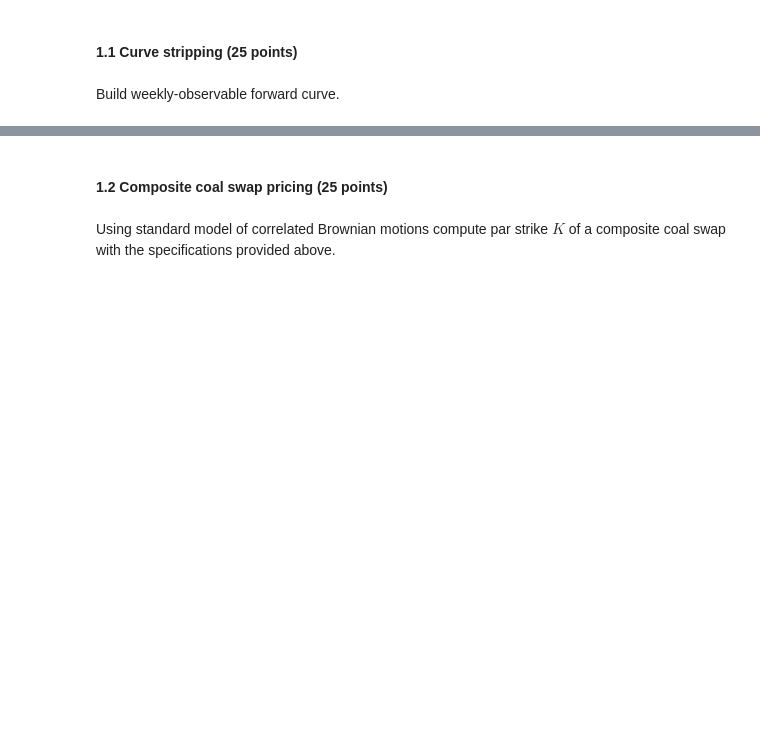
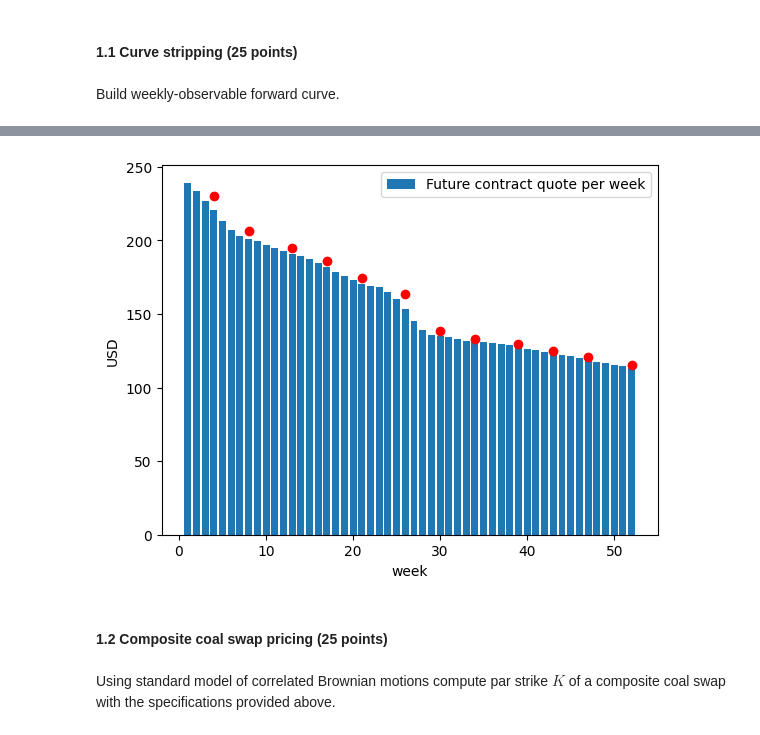
Before and after one commit to Cloda/Homeworks, a Jupyter notebook: VegaAppliedMathematicalFinance/Part2/AMFII_Lab3.ipynb, the cells around one changed output, grey strips where cells are left out. Cells and saved outputs as stored; diff of their text form; code cells hidden in the pictures; blank space fills up the shorter version.

```diff
--- a/VegaAppliedMathematicalFinance/Part2/AMFII_Lab3.ipynb
+++ b/VegaAppliedMathematicalFinance/Part2/AMFII_Lab3.ipynb
@@ -45,3 +110,18 @@ Build weekly-observable forward curve.
+# %%
+f_t = np.zeros(52)
+N = np.arange(1,53)
+for i in range(1,53):
+  f_t[i-1] = PchipInterpolator(N_node, summation_curve_node)(i) - PchipInterpolator(N_node, summation_curve_node)(i-1)
+# %%
+plt.bar(N, f_t, label='Future contract quote per week')
+plt.plot(N_node[1:], F, 'o',color = 'r')
+plt.xlabel("week")
+plt.ylabel("USD")
+# plt.ylim(141, 147)
+plt.legend()
+plt.show()
+# %% [output]
+[figure, added]
 # %% [markdown]
 #### 1.2 Composite coal swap pricing (25 points)
 # %% [markdown]
```
Also changed, not shown: parts of 25 cells of this notebook, 1 other file.
